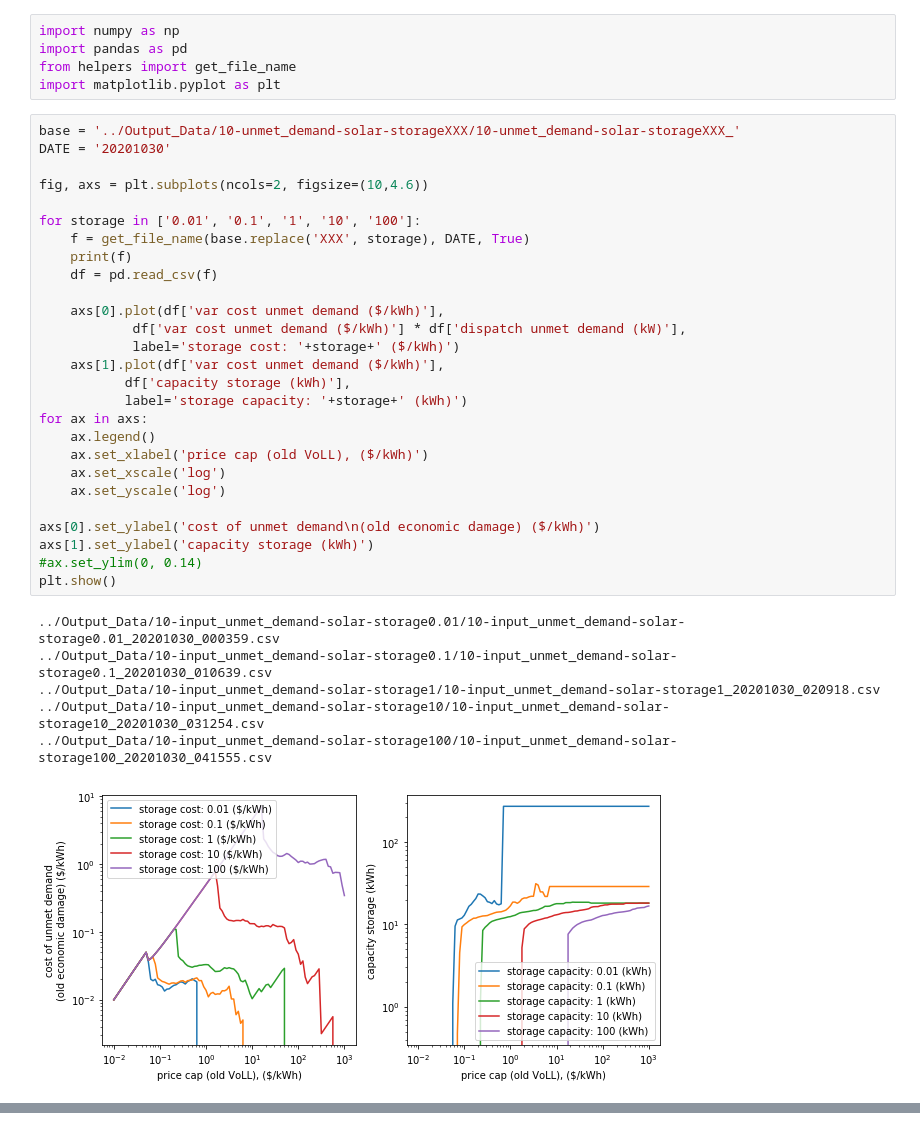
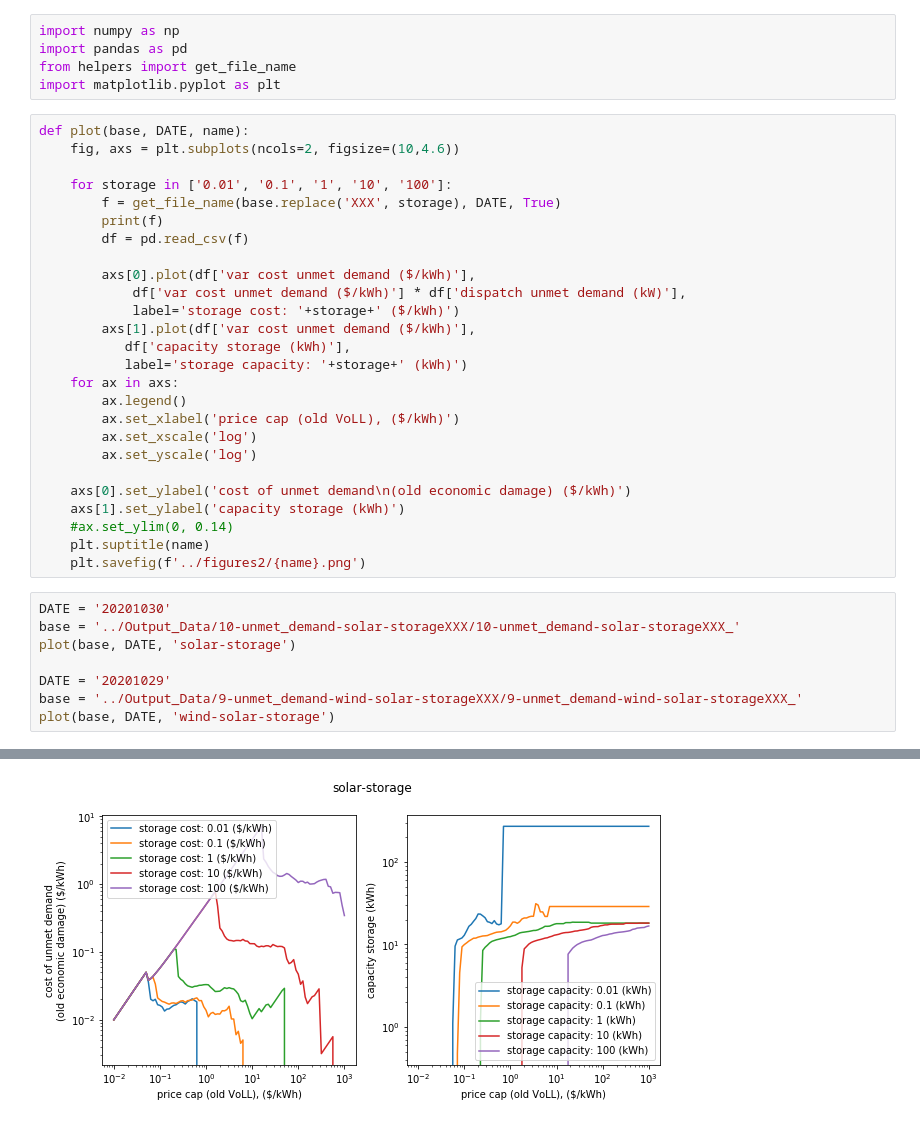
Before and after one commit to beccapeer/cost-of-unmet-demand, a Jupyter notebook: plotting-scripts/plot_varying_storage_costs.ipynb, the cells around one changed output, grey strips where cells are left out. Cells and saved outputs as stored; diff of their text form.

Commit message:
Showing both solar+storage and wind+solar+storage

```diff
--- a/plotting-scripts/plot_varying_storage_costs.ipynb
+++ b/plotting-scripts/plot_varying_storage_costs.ipynb
@@ -4,36 +4,37 @@ import pandas as pd
 from helpers import get_file_name
 import matplotlib.pyplot as plt
 # %%
-base = '../Output_Data/10-unmet_demand-solar-storageXXX/10-unmet_demand-solar-storageXXX_'
-DATE = '20201030'
+def plot(base, DATE, name):
+    fig, axs = plt.subplots(ncols=2, figsize=(10,4.6))
 
-fig, axs = plt.subplots(ncols=2, figsize=(10,4.6))
+    for storage in ['0.01', '0.1', '1', '10', '100']:
+        f = get_file_name(base.replace('XXX', storage), DATE, True)
+        print(f)
+        df = pd.read_csv(f)
 
-for storage in ['0.01', '0.1', '1', '10', '100']:
-    f = get_file_name(base.replace('XXX', storage), DATE, True)
-    print(f)
-    df = pd.read_csv(f)
-
-    axs[0].plot(df['var cost unmet demand ($/kWh)'],
+        axs[0].plot(df['var cost unmet demand ($/kWh)'],
             df['var cost unmet demand ($/kWh)'] * df['dispatch unmet demand (kW)'],
             label='storage cost: '+storage+' ($/kWh)')
-    axs[1].plot(df['var cost unmet demand ($/kWh)'],
+        axs[1].plot(df['var cost unmet demand ($/kWh)'],
            df['capacity storage (kWh)'],
            label='storage capacity: '+storage+' (kWh)')
-for ax in axs:
-    ax.legend()
-    ax.set_xlabel('price cap (old VoLL), ($/kWh)')
-    ax.set_xscale('log')
-    ax.set_yscale('log')
+    for ax in axs:
+        ax.legend()
+        ax.set_xlabel('price cap (old VoLL), ($/kWh)')
+        ax.set_xscale('log')
+        ax.set_yscale('log')
 
-axs[0].set_ylabel('cost of unmet demand\n(old economic damage) ($/kWh)')
-axs[1].set_ylabel('capacity storage (kWh)')
-#ax.set_ylim(0, 0.14)
-plt.show()
+    axs[0].set_ylabel('cost of unmet demand\n(old economic damage) ($/kWh)')
+    axs[1].set_ylabel('capacity storage (kWh)')
+    #ax.set_ylim(0, 0.14)
+    plt.suptitle(name)
+    plt.savefig(f'../figures2/{name}.png')
-# %% [output]
-../Output_Data/10-input_unmet_demand-solar-storage0.01/10-input_unmet_demand-solar-storage0.01_20201030_000359.csv
-../Output_Data/10-input_unmet_demand-solar-storage0.1/10-input_unmet_demand-solar-storage0.1_20201030_010639.csv
-../Output_Data/10-input_unmet_demand-solar-storage1/10-input_unmet_demand-solar-storage1_20201030_020918.csv
-../Output_Data/10-input_unmet_demand-solar-storage10/10-input_unmet_demand-solar-storage10_20201030_031254.csv
-../Output_Data/10-input_unmet_demand-solar-storage100/10-input_unmet_demand-solar-storage100_20201030_041555.csv
-[figure, removed]
+# %%
+DATE = '20201030'
+base = '../Output_Data/10-unmet_demand-solar-storageXXX/10-unmet_demand-solar-storageXXX_'
+plot(base, DATE, 'solar-storage')
+
+DATE = '20201029'
+base = '../Output_Data/9-unmet_demand-wind-solar-storageXXX/9-unmet_demand-wind-solar-storageXXX_'
+plot(base, DATE, 'wind-solar-storage')
+# %% [output]
@@ -39,0 +51 @@ plt.show()
+[figure, added]
```
Also changed, not shown: parts of 1 cell of this notebook.
